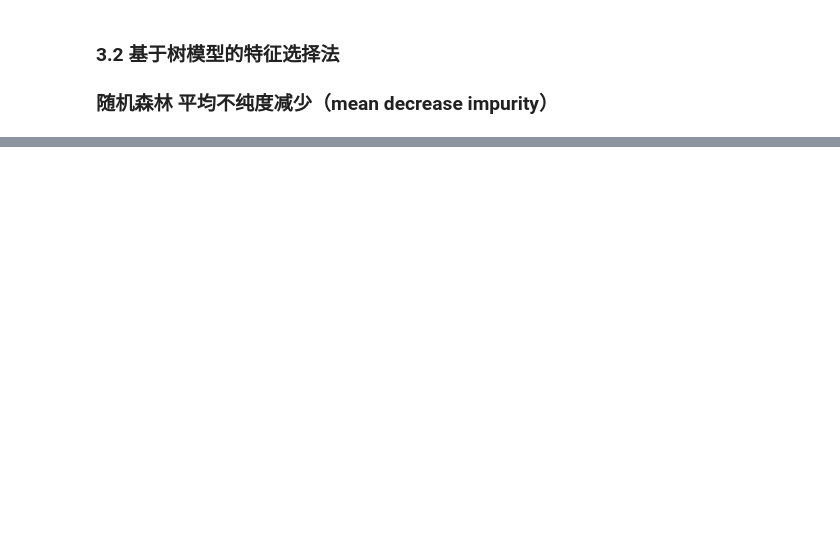
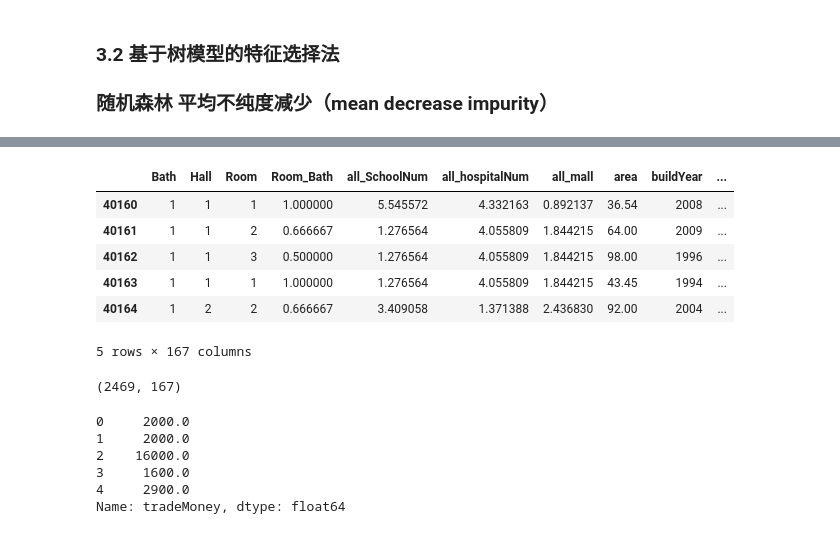
Before and after one commit to Jiachengciel/Futurelab-2019-House-Rent-Forecast, a Jupyter notebook: 2. Feature Engineering and Selection.ipynb, the cells around one changed output, grey strips where cells are left out. Drawn from its saved outputs; the diff is of its cells as text; code cells hidden in the pictures; blank space fills up the shorter version.

```diff
--- a/2. Feature Engineering and Selection.ipynb
+++ b/2. Feature Engineering and Selection.ipynb
@@ -1043,0 +1068,23 @@ Features sorted by their score:
+# %%
+new_test.head()
+# %% [output]
+|  | Bath | Hall | Room | Room_Bath | all_SchoolNum | all_hospitalNum | all_mall | area | buildYear | ... |
+| 40160 | 1 | 1 | 1 | 1.000000 | 5.545572 | 4.332163 | 0.892137 | 36.54 | 2008 | ... |
+| 40161 | 1 | 1 | 2 | 0.666667 | 1.276564 | 4.055809 | 1.844215 | 64.00 | 2009 | ... |
+| 40162 | 1 | 1 | 3 | 0.500000 | 1.276564 | 4.055809 | 1.844215 | 98.00 | 1996 | ... |
+| 40163 | 1 | 1 | 1 | 1.000000 | 1.276564 | 4.055809 | 1.844215 | 43.45 | 1994 | ... |
+| 40164 | 1 | 2 | 2 | 0.666667 | 3.409058 | 1.371388 | 2.436830 | 92.00 | 2004 | ... |
+5 rows × 167 columns
+# %%
+new_test.shape
+# %% [output]
+(2469, 167)
+# %%
+target_train.head()
+# %% [output]
+0     2000.0
+1     2000.0
+2    16000.0
+3     1600.0
+4     2900.0
+Name: tradeMoney, dtype: float64
```
Also changed, not shown: parts of 8 cells of this notebook.
